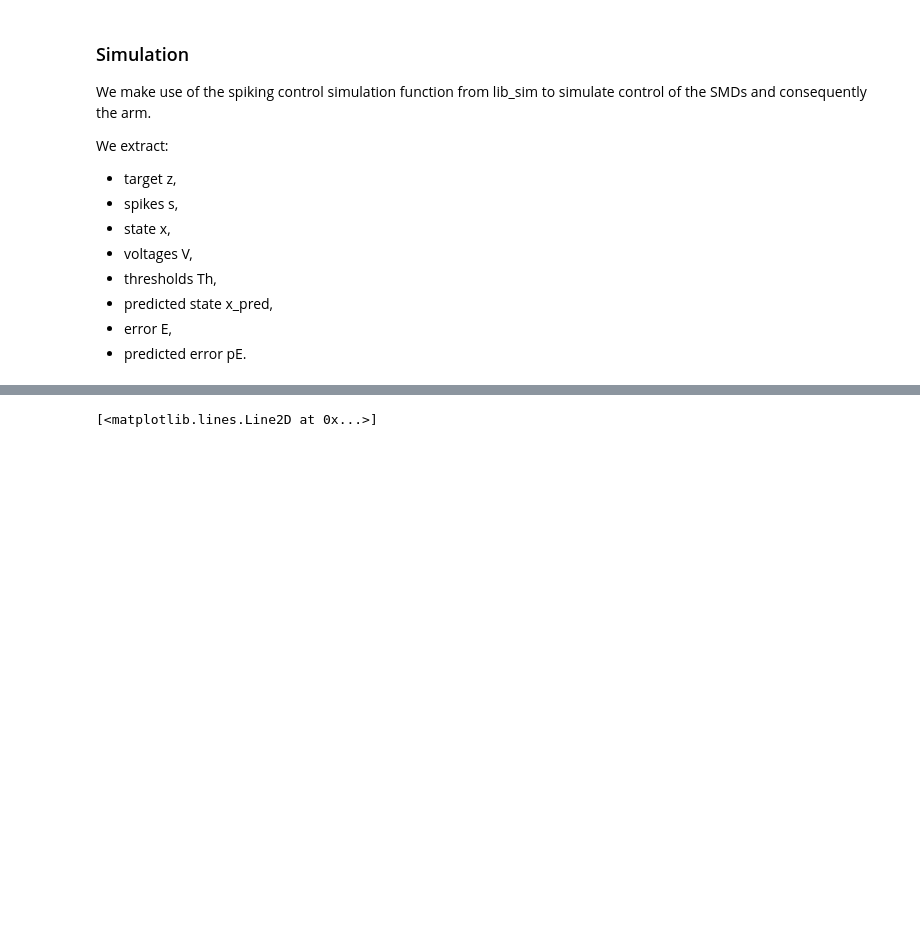
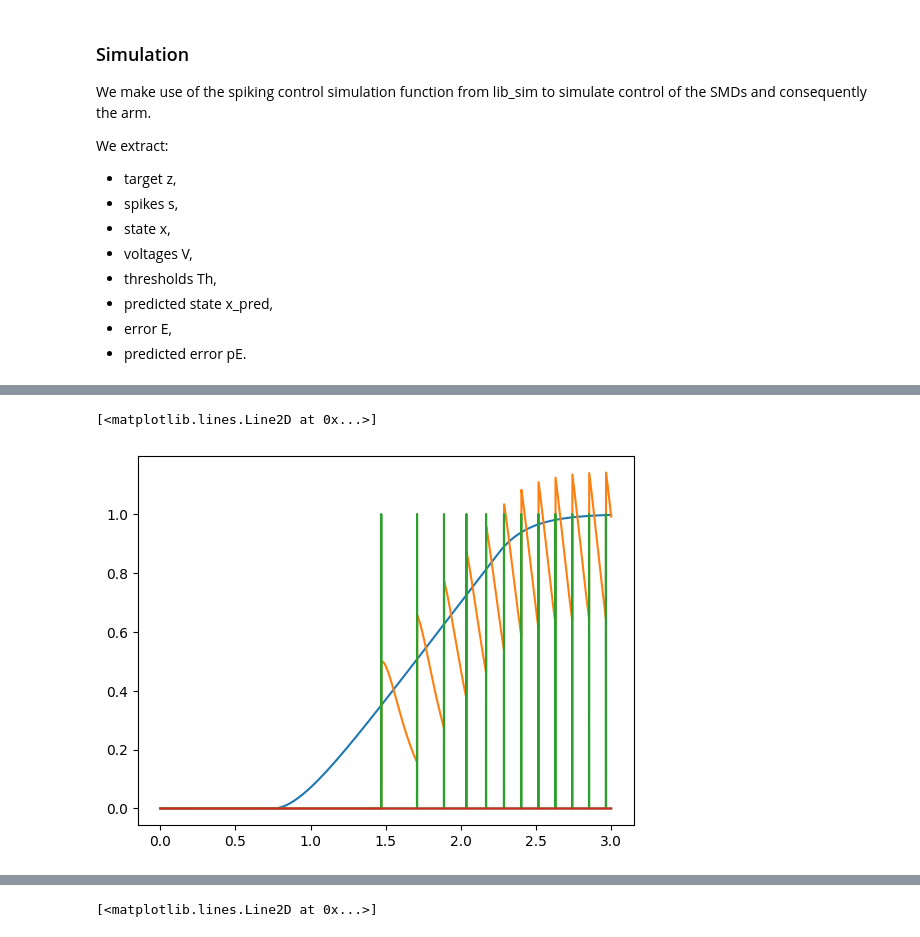
Before and after one commit to PaoloUmberto/2026---Obj4---MU-recruitment-model, a Jupyter notebook: first_MUs_control_force.ipynb, the cells around one changed output, grey strips where cells are left out. Drawn from its saved outputs; the diff is of its cells as text; code cells hidden in the pictures; blank space fills up the shorter version.

```diff
--- a/first_MUs_control_force.ipynb
+++ b/first_MUs_control_force.ipynb
@@ -218,0 +221,14 @@ plt.plot(times, -s[1,:], label='Spikes')
+# %%
+import scipy.linalg as la
+
+Af = la.expm(A*t_fut)
+
+plt.plot(times, z[0, :], label='Muscle velocity target')
+plt.plot(times, (S @ Af @ x)[0, :], label='State')
+plt.plot(times, s[0,:], label='Spikes')
+plt.plot(times, -s[1,:], label='Spikes')
+#plt.plot(times, s[2,:], label='Spikes', ls='dashed')
+#plt.plot(times, -s[3,:], label='Spikes', ls='dashed')
+# %% [output]
+[<matplotlib.lines.Line2D at 0x...>]
+[figure, added]
```
Also changed, not shown: parts of 7 cells of this notebook.
